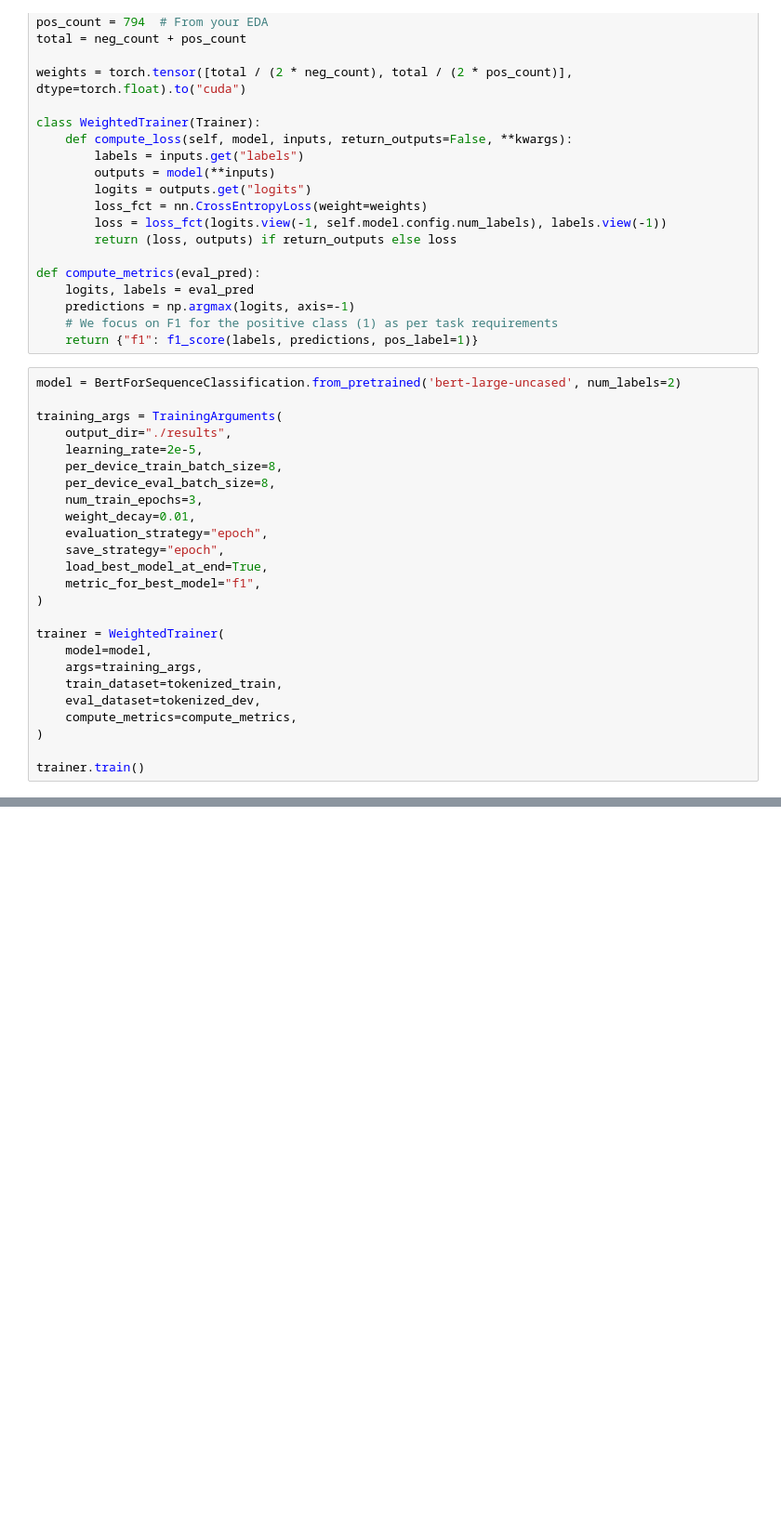
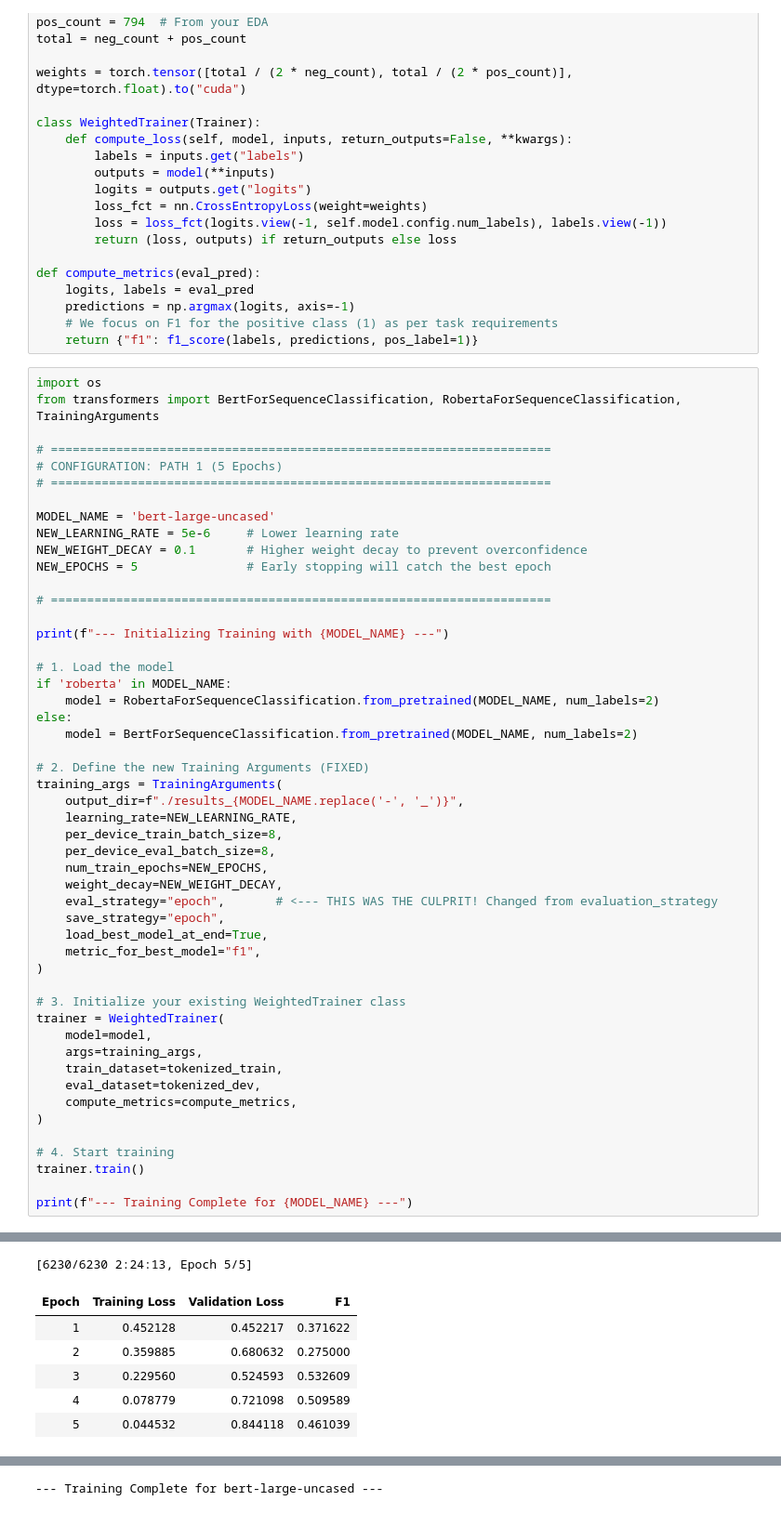
Before and after one commit to AAreeb13/NLP-Coursework, a Jupyter notebook: coursework.ipynb, the cells around one changed output, grey strips where cells are left out. Shown at 93% size. Saved outputs shown, nothing was run; the diff lists cells and outputs as text; blank space fills up the shorter version.

```diff
--- a/coursework.ipynb
+++ b/coursework.ipynb
@@ -614,21 +700,43 @@ def compute_metrics(eval_pred):
     # We focus on F1 for the positive class (1) as per task requirements
     return {"f1": f1_score(labels, predictions, pos_label=1)}
 # %%
-model = BertForSequenceClassification.from_pretrained('bert-large-uncased', num_labels=2)
+import os
+from transformers import BertForSequenceClassification, RobertaForSequenceClassification, TrainingArguments
 
+# =====================================================================
+# CONFIGURATION: PATH 1 (5 Epochs)
+# =====================================================================
+
+MODEL_NAME = 'bert-large-uncased'
+NEW_LEARNING_RATE = 5e-6     # Lower learning rate
+NEW_WEIGHT_DECAY = 0.1       # Higher weight decay to prevent overconfidence
+NEW_EPOCHS = 5               # Early stopping will catch the best epoch
+
+# =====================================================================
+
+print(f"--- Initializing Training with {MODEL_NAME} ---")
+
+# 1. Load the model
+if 'roberta' in MODEL_NAME:
+    model = RobertaForSequenceClassification.from_pretrained(MODEL_NAME, num_labels=2)
+else:
+    model = BertForSequenceClassification.from_pretrained(MODEL_NAME, num_labels=2)
+
+# 2. Define the new Training Arguments (FIXED)
 training_args = TrainingArguments(
-    output_dir="./results",
-    learning_rate=2e-5,
+    output_dir=f"./results_{MODEL_NAME.replace('-', '_')}",
+    learning_rate=NEW_LEARNING_RATE,
     per_device_train_batch_size=8,
     per_device_eval_batch_size=8,
-    num_train_epochs=3,
-    weight_decay=0.01,
-    evaluation_strategy="epoch",
+    num_train_epochs=NEW_EPOCHS,
+    weight_decay=NEW_WEIGHT_DECAY,
+    eval_strategy="epoch",       # <--- THIS WAS THE CULPRIT! Changed from evaluation_strategy
     save_strategy="epoch",
     load_best_model_at_end=True,
     metric_for_best_model="f1",
 )
 
+# 3. Initialize your existing WeightedTrainer class
 trainer = WeightedTrainer(
     model=model,
     args=training_args,
@@ -637,4 +745,8 @@ trainer = WeightedTrainer(
     compute_metrics=compute_metrics,
 )
 
+# 4. Start training
 trainer.train()
+
+print(f"--- Training Complete for {MODEL_NAME} ---")
+# %% [output]
@@ -640,0 +770,7 @@ trainer.train()
+[6230/6230 2:24:13, Epoch 5/5]
+| Epoch | Training Loss | Validation Loss | F1 |
+| 1 | 0.452128 | 0.452217 | 0.371622 |
+| 2 | 0.359885 | 0.680632 | 0.275000 |
+| 3 | 0.229560 | 0.524593 | 0.532609 |
+| 4 | 0.078779 | 0.721098 | 0.509589 |
+| 5 | 0.044532 | 0.844118 | 0.461039 |
@@ -640,0 +779 @@ trainer.train()
+--- Training Complete for bert-large-uncased ---
```
Also changed, not shown: parts of 10 cells of this notebook.
